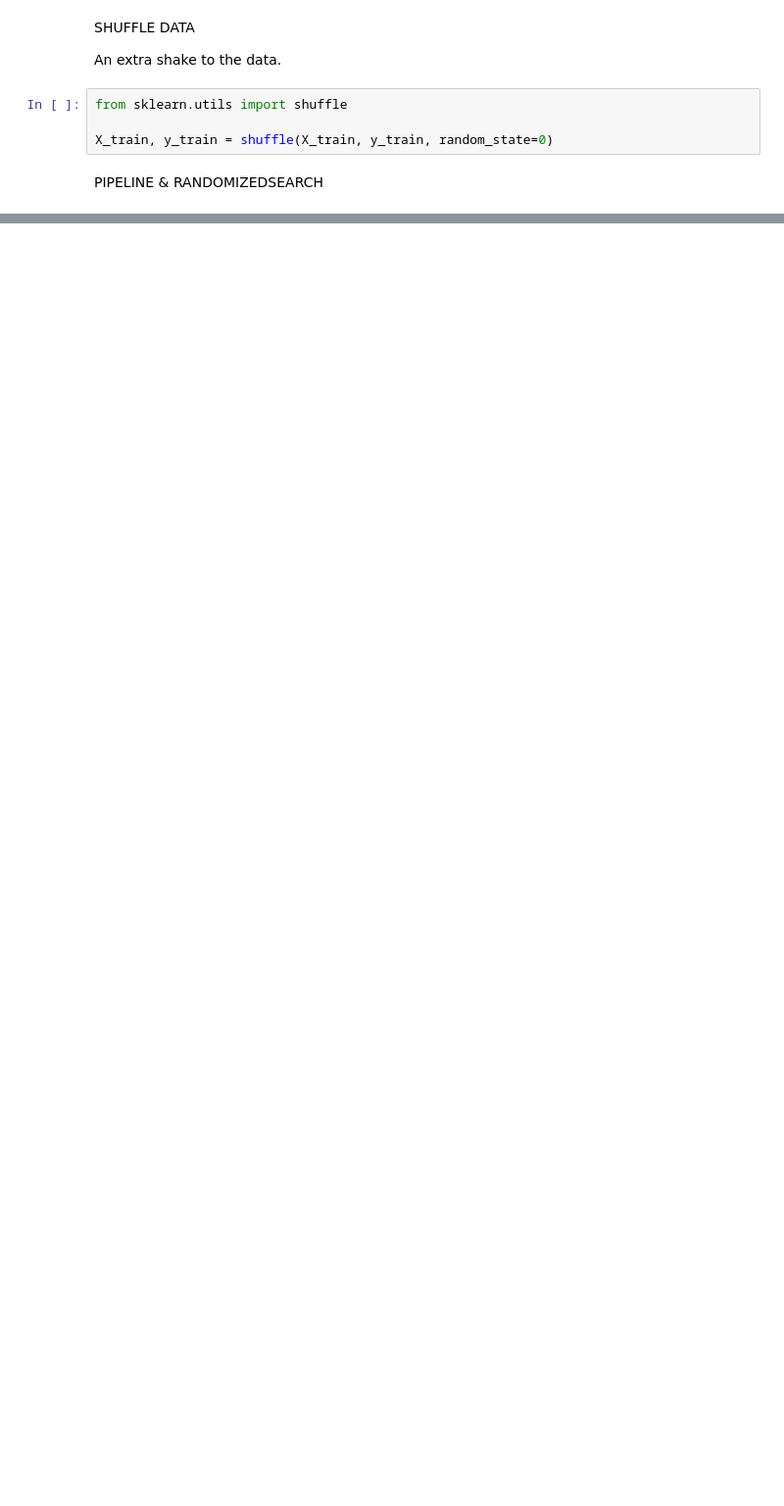
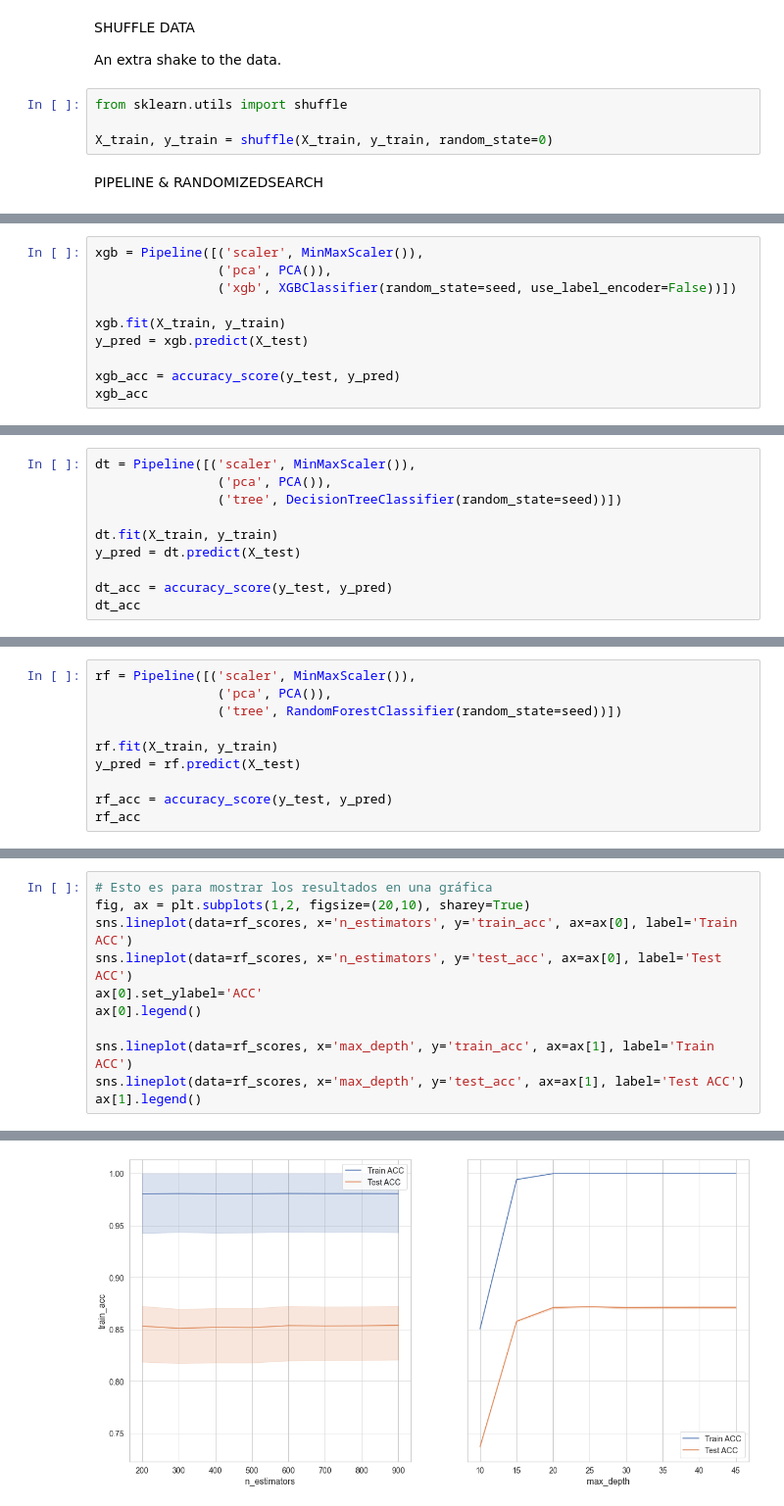
Before and after one commit to N0t10n/Microbes_classification, a Jupyter notebook: model.ipynb, the cells around one changed output, grey strips where cells are left out. Shown at 98% size. Drawn from its saved outputs; the diff is of its cells as text; blank space fills up the shorter version.

```diff
--- a/model.ipynb
+++ b/model.ipynb
@@ -446,0 +357,10 @@ Fitting 3 folds for each of 160 candidates, totalling 480 fits
+# %%
+xgb = Pipeline([('scaler', MinMaxScaler()),
+                ('pca', PCA()),
+                ('xgb', XGBClassifier(random_state=seed, use_label_encoder=False))])
+
+xgb.fit(X_train, y_train)
+y_pred = xgb.predict(X_test)
+
+xgb_acc = accuracy_score(y_test, y_pred)
+xgb_acc
@@ -446,0 +372,10 @@ Fitting 3 folds for each of 160 candidates, totalling 480 fits
+# %%
+dt = Pipeline([('scaler', MinMaxScaler()),
+                ('pca', PCA()),
+                ('tree', DecisionTreeClassifier(random_state=seed))])
+
+dt.fit(X_train, y_train)
+y_pred = dt.predict(X_test)
+
+dt_acc = accuracy_score(y_test, y_pred)
+dt_acc
@@ -446,0 +386,10 @@ Fitting 3 folds for each of 160 candidates, totalling 480 fits
+# %%
+rf = Pipeline([('scaler', MinMaxScaler()),
+                ('pca', PCA()),
+                ('tree', RandomForestClassifier(random_state=seed))])
+
+rf.fit(X_train, y_train)
+y_pred = rf.predict(X_test)
+
+rf_acc = accuracy_score(y_test, y_pred)
+rf_acc
@@ -446,0 +471,12 @@ Fitting 3 folds for each of 160 candidates, totalling 480 fits
+# %%
+# Esto es para mostrar los resultados en una gráfica
+fig, ax = plt.subplots(1,2, figsize=(20,10), sharey=True)
+sns.lineplot(data=rf_scores, x='n_estimators', y='train_acc', ax=ax[0], label='Train ACC')
+sns.lineplot(data=rf_scores, x='n_estimators', y='test_acc', ax=ax[0], label='Test ACC')
+ax[0].set_ylabel='ACC'
+ax[0].legend()
+
+sns.lineplot(data=rf_scores, x='max_depth', y='train_acc', ax=ax[1], label='Train ACC')
+sns.lineplot(data=rf_scores, x='max_depth', y='test_acc', ax=ax[1], label='Test ACC')
+ax[1].legend()
+# %% [output]
@@ -446,0 +484 @@ Fitting 3 folds for each of 160 candidates, totalling 480 fits
+[figure, added]
```
Also changed, not shown: parts of 27 cells of this notebook, 1 other file.
